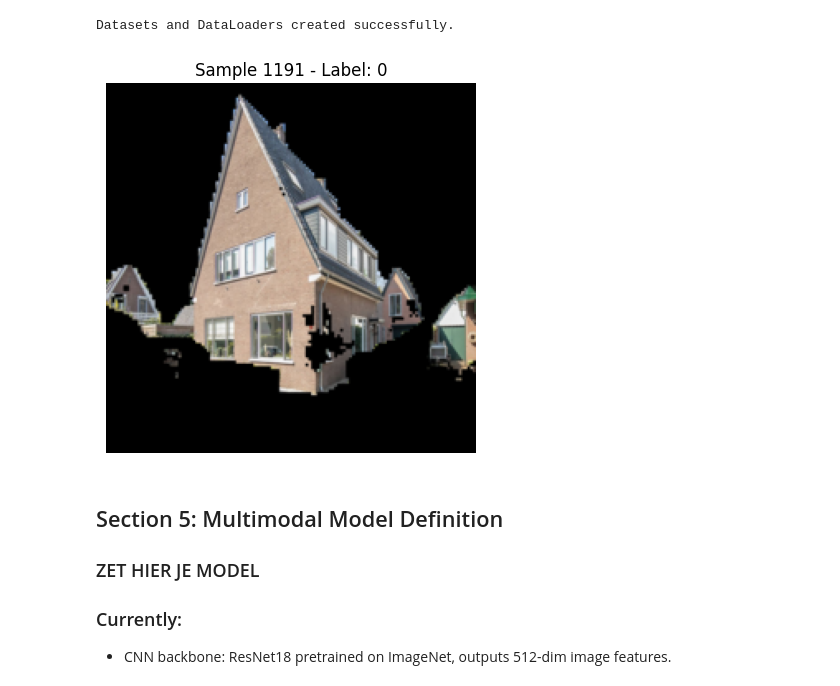
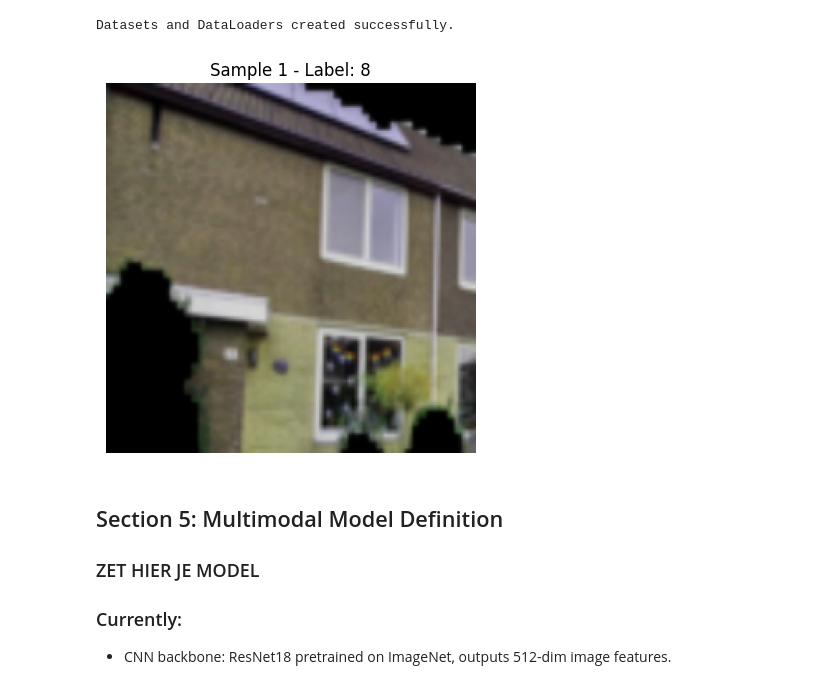
Before and after one commit to averagepindakaasenjoyer/Pangolinis, a Jupyter notebook: Model Architecture/pipeline_resnet50v2.ipynb, the cells around one changed output. Saved outputs shown, nothing was run; the diff lists cells and outputs as text; code cells hidden in the pictures.

```diff
--- a/Model Architecture/pipeline_resnet50v2.ipynb
+++ b/Model Architecture/pipeline_resnet50v2.ipynb
@@ -235,7 +235,7 @@ id2label = segformer.config.id2label
 building_class_ids = [idx for idx, label in id2label.items() if "building" in label.lower()]
 
 class SegmentedHousingDataset(Dataset):
-    def __init__(self, df, transform=None, segment=False):
+    def __init__(self, df, transform=None, segment=True):
         self.df = df.reset_index(drop=True)
         self.transform = transform
         self.segment = segment
@@ -291,26 +291,7 @@ class SegmentedHousingDataset(Dataset):
             return self.__getitem__((idx + 1) % len(self.df))
 
 
-# ImageNet normalization values, commonly used for pretrained models
-normalize = transforms.Normalize(mean=[0.485, 0.456, 0.406], std=[0.229, 0.224, 0.225])
-
-train_transforms = transforms.Compose([
-    transforms.Resize((224, 224)),  # Resize to expected input size
-    transforms.ToTensor(),          # Convert to tensor [0,1]
-    transforms.Normalize(           # Normalize using ImageNet stats
-        mean=[0.485, 0.456, 0.406],
-        std=[0.229, 0.224, 0.225]
-    )
-])
-val_transforms = transforms.Compose([
-    transforms.Resize((224, 224)),  # Resize to expected input size
-    transforms.ToTensor(),          # Convert to tensor [0,1]
-    transforms.Normalize(           # Normalize using ImageNet stats
-        mean=[0.485, 0.456, 0.406],
-        std=[0.229, 0.224, 0.225]
-    )
-])
-
+m
 # Initialize datasets
 train_dataset = SegmentedHousingDataset(train_df, transform=train_transforms)
 val_dataset = SegmentedHousingDataset(val_df, transform=val_transforms)
@@ -331,25 +312,25 @@ Datasets and DataLoaders created successfully.
 # %%
 # test if segment works
 
-train_dataset.segment = True
+# train_dataset.segment = True
 
-idx = 1191
+idx = 1
 
 img_tensor, label = train_dataset[idx]
 
 def unnormalize(tensor_img):
     img = tensor_img.numpy().transpose(1, 2, 0)
     img = img * np.array([0.229, 0.224, 0.225]) + np.array([0.485, 0.456, 0.406])
     return np.clip(img, 0, 1)
 
 img_np = unnormalize(img_tensor)
 
 plt.imshow(img_np)
 plt.title(f"Sample {idx} - Label: {label.item()}")
 plt.axis("off")
 plt.show()
 # %% [output]
-[figure, old version]
+[figure, new version]
 # %% [markdown]
 ## Section 5: Multimodal Model Definition
 
```
Also changed, not shown: parts of 2 cells of this notebook, 3 other files.
